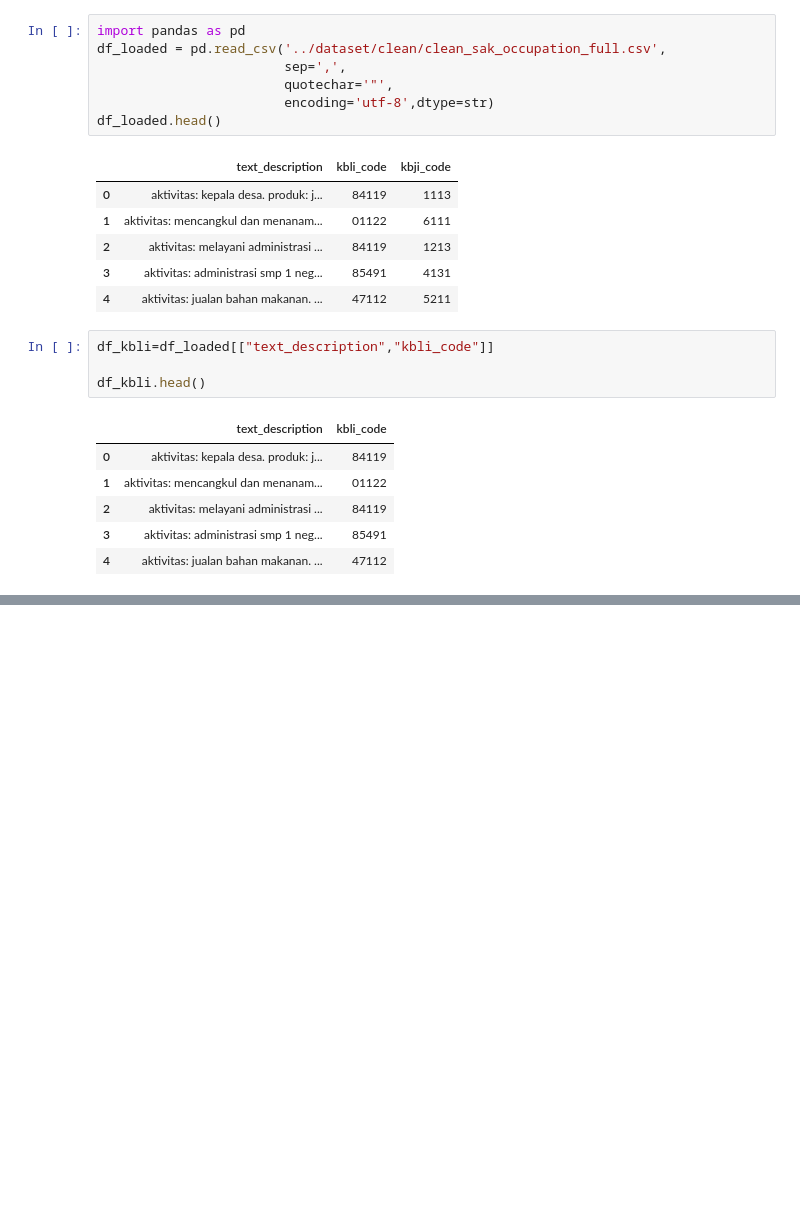
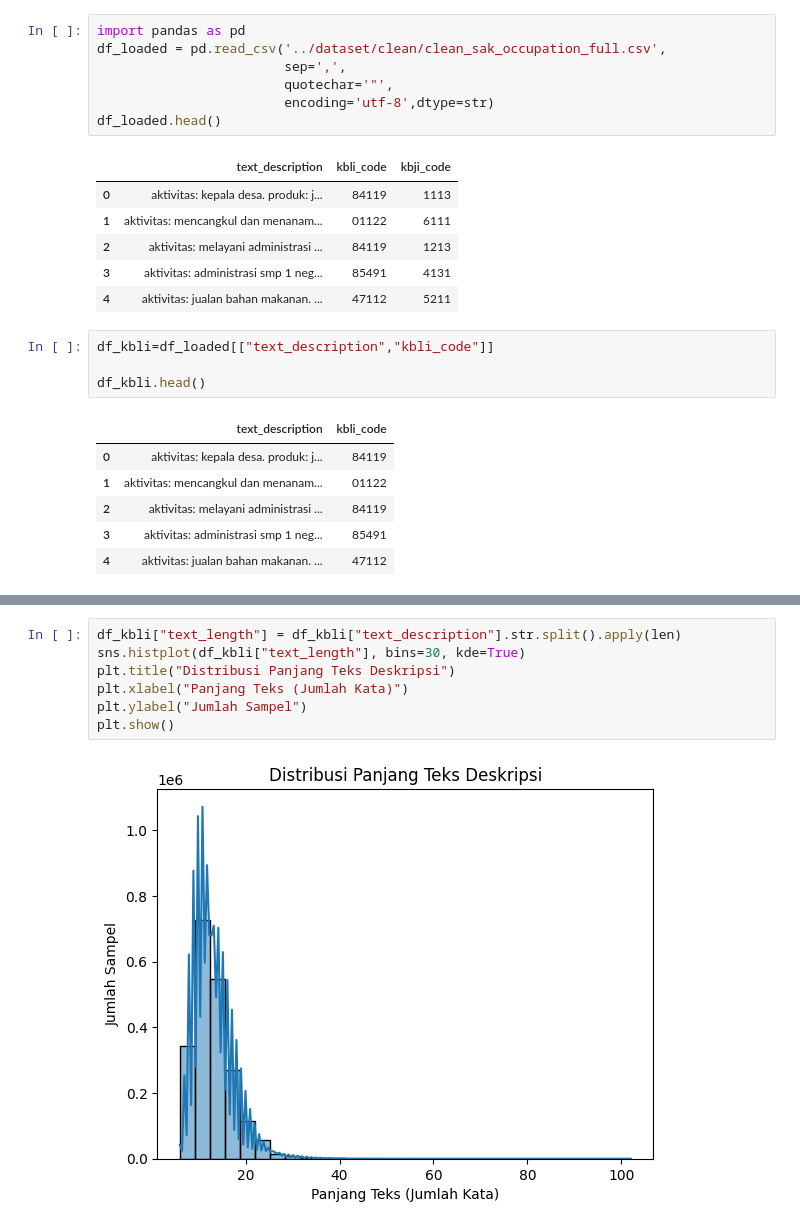
Before and after one commit to Najwanyusnianda/kbli_classification, a Jupyter notebook: notebook/10kbli_dataset_description.ipynb, the cells around one changed output, grey strips where cells are left out. Saved outputs shown, nothing was run; the diff lists cells and outputs as text; blank space fills up the shorter version.

```diff
--- a/notebook/10kbli_dataset_description.ipynb
+++ b/notebook/10kbli_dataset_description.ipynb
@@ -29,0 +58,9 @@ df_kbli["kbli_code"].nunique(), len(df_kbli)
+# %%
+df_kbli["text_length"] = df_kbli["text_description"].str.split().apply(len)
+sns.histplot(df_kbli["text_length"], bins=30, kde=True)
+plt.title("Distribusi Panjang Teks Deskripsi")
+plt.xlabel("Panjang Teks (Jumlah Kata)")
+plt.ylabel("Jumlah Sampel")
+plt.show()
+# %% [output]
+[figure, added]
```
Also changed, not shown: parts of 10 cells of this notebook, 2 other files.
